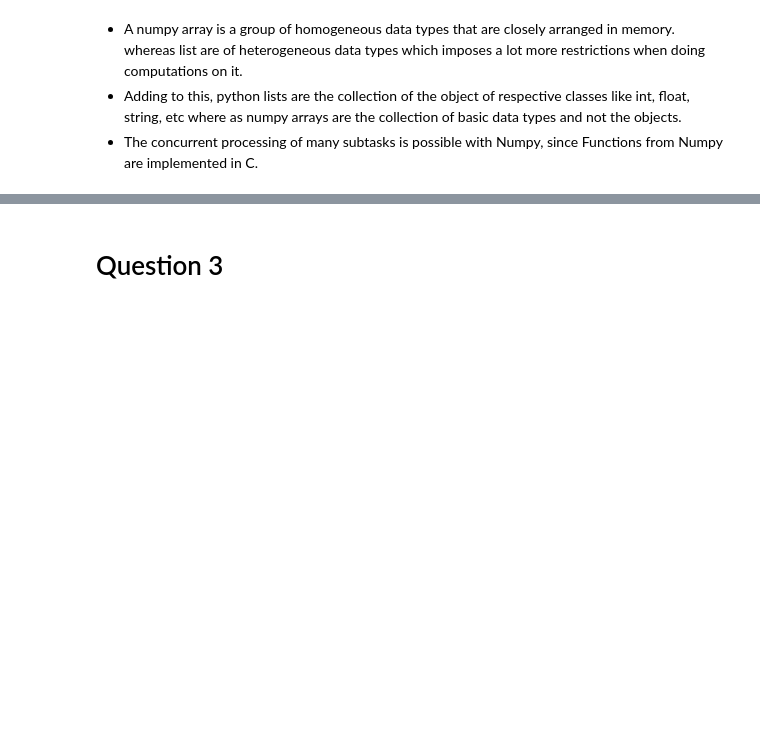
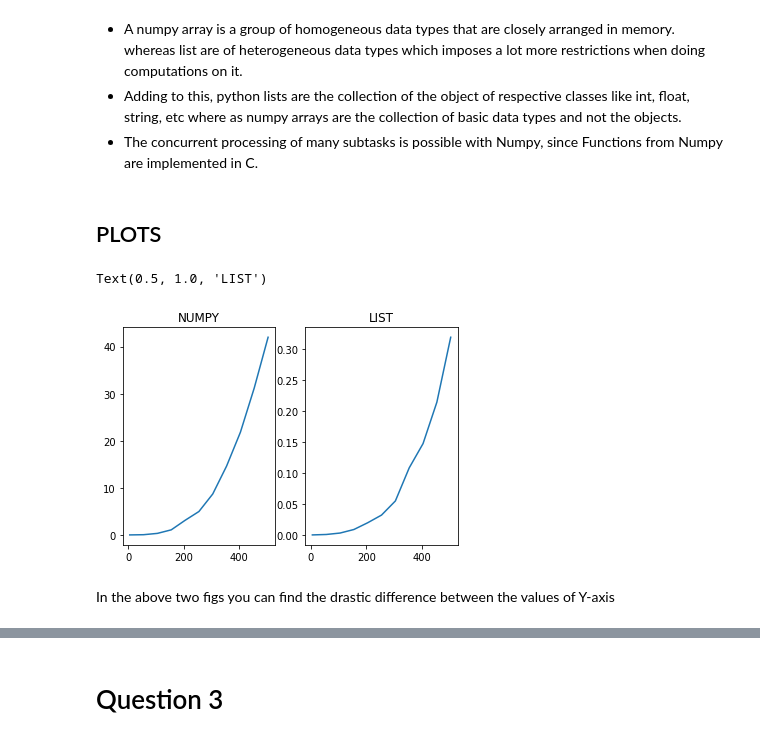
Before and after one commit to git-siddhesh/MachineLearning_ES654_2022, a Jupyter notebook: Prerequisite_Test_siddhesh.ipynb, the cells around one changed output, grey strips where cells are left out. Cells and saved outputs as stored; diff of their text form; code cells hidden in the pictures; blank space fills up the shorter version.

```diff
--- a/Prerequisite_Test_siddhesh.ipynb
+++ b/Prerequisite_Test_siddhesh.ipynb
@@ -133,3 +133,39 @@ Numpy multiplication
 * Adding to this, python lists are the collection of the object of respective classes like int, float, string, etc where as numpy arrays are the collection of basic data types and not the objects.
 * The concurrent processing of many subtasks is possible with Numpy, since
 Functions from Numpy are implemented in C.
+# %% [markdown]
+## PLOTS
+# %%
+time_list = []
+time_np = []
+size = []
+
+import time
+for n in range(5,512,50):
+  matrix1 = [[random.randint(-50, 50) for i in range(n)] for j in range(n) ]
+  matrix2 = [[random.randint(-50, 50) for i in range(n)] for j in range(n) ]
+  size.append(n)
+  matrix11 = np.array(matrix1)
+  matrix22 = np.array(matrix2)
+  t1 = time.time()
+  np.matmul(matrix11, matrix22)
+  time_list.append(time.time()-t1)
+  t2 = time.time()
+  matrix_multiplication_using_list(matrix1, matrix2)
+  time_np.append(time.time()-t2)
+
+
+import matplotlib.pyplot as plt
+
+plt.subplot(1,2,1)
+plt.plot(size, time_np)
+plt.title("NUMPY")
+
+plt.subplot(1,2,2)
+plt.plot(size, time_list)
+plt.title("LIST")
+# %% [output]
+Text(0.5, 1.0, 'LIST')
+[figure, added]
+# %% [markdown]
+In the above two figs you can find the drastic difference between the values of Y-axis
```
Also changed, not shown: parts of 32 cells of this notebook.
